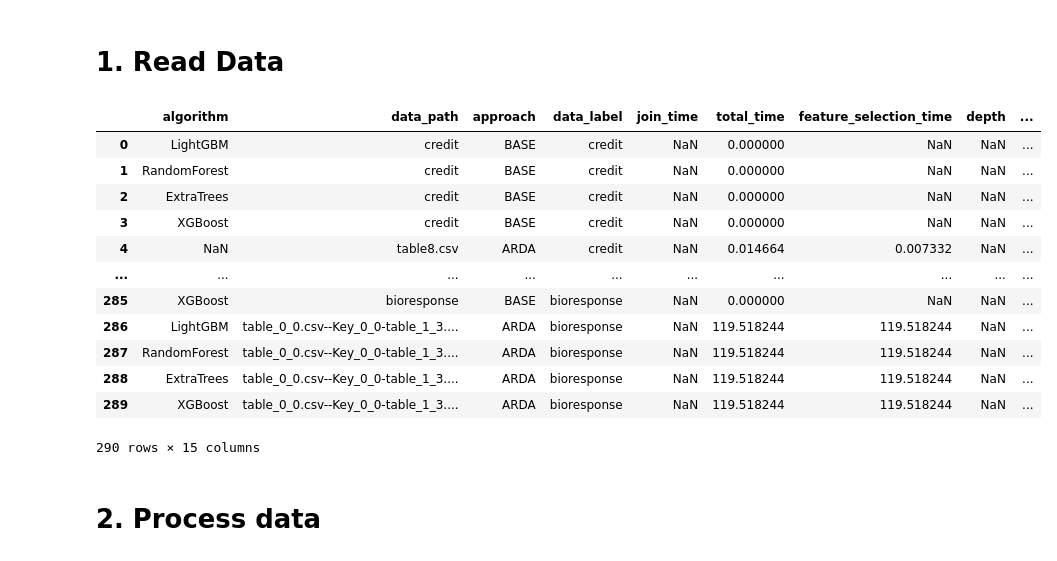
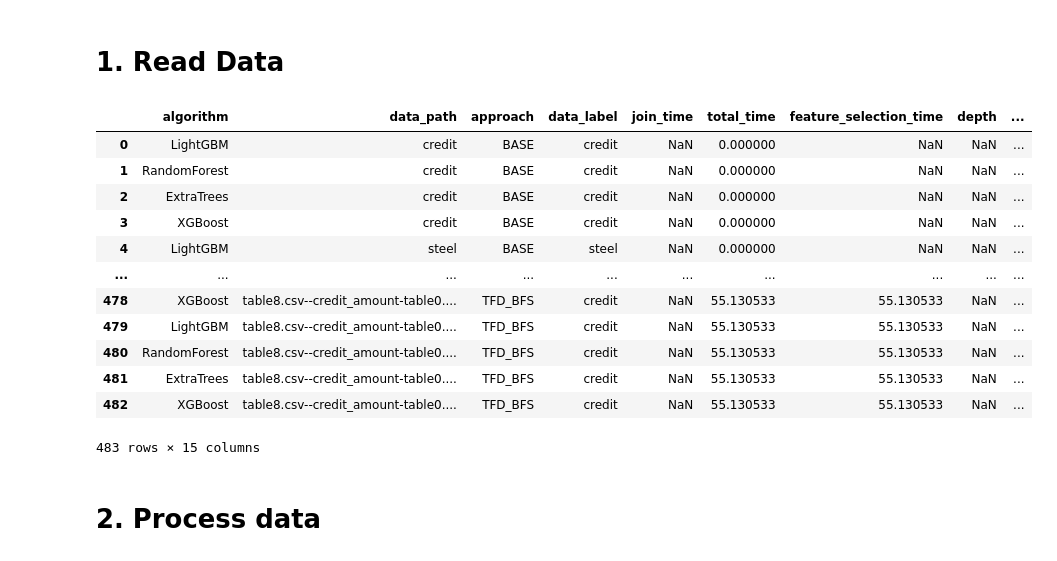
Before and after one commit to delftdata/autofeat, a Jupyter notebook: Visualisations-May.ipynb, the cells around one changed output. Cells and saved outputs as stored; diff of their text form; code cells hidden in the pictures.

```diff
--- a/Visualisations-May.ipynb
+++ b/Visualisations-May.ipynb
@@ -17,29 +17,29 @@ import ast
 # %%
 # read data
 
 folder_name = os.path.abspath(os.path.abspath(''))
 
 dataset_path = "results/"
-result_file = "all_results_autogluon.csv"
+result_file = "final_results.csv"
 
 
 filepath = os.path.join(folder_name, f"{dataset_path}/{result_file}")
-dataframe = pd.read_csv(filepath, header=0, sep=";", engine="python", decimal=",")
+dataframe = pd.read_csv(filepath, header=0)
 dataframe
 # %% [output]
 |  | algorithm | data_path | approach | data_label | join_time | total_time | feature_selection_time | depth | ... |
 | 0 | LightGBM | credit | BASE | credit | NaN | 0.000000 | NaN | NaN | ... |
 | 1 | RandomForest | credit | BASE | credit | NaN | 0.000000 | NaN | NaN | ... |
 | 2 | ExtraTrees | credit | BASE | credit | NaN | 0.000000 | NaN | NaN | ... |
 | 3 | XGBoost | credit | BASE | credit | NaN | 0.000000 | NaN | NaN | ... |
-| 4 | NaN | table8.csv | ARDA | credit | NaN | 0.014664 | 0.007332 | NaN | ... |
+| 4 | LightGBM | steel | BASE | steel | NaN | 0.000000 | NaN | NaN | ... |
 | ... | ... | ... | ... | ... | ... | ... | ... | ... | ... |
-| 285 | XGBoost | bioresponse | BASE | bioresponse | NaN | 0.000000 | NaN | NaN | ... |
-| 286 | LightGBM | table_0_0.csv--Key_0_0-table_1_3.... | ARDA | bioresponse | NaN | 119.518244 | 119.518244 | NaN | ... |
-| 287 | RandomForest | table_0_0.csv--Key_0_0-table_1_3.... | ARDA | bioresponse | NaN | 119.518244 | 119.518244 | NaN | ... |
-| 288 | ExtraTrees | table_0_0.csv--Key_0_0-table_1_3.... | ARDA | bioresponse | NaN | 119.518244 | 119.518244 | NaN | ... |
-| 289 | XGBoost | table_0_0.csv--Key_0_0-table_1_3.... | ARDA | bioresponse | NaN | 119.518244 | 119.518244 | NaN | ... |
+| 478 | XGBoost | table8.csv--credit_amount-table0.... | TFD_BFS | credit | NaN | 55.130533 | 55.130533 | NaN | ... |
+| 479 | LightGBM | table8.csv--credit_amount-table0.... | TFD_BFS | credit | NaN | 55.130533 | 55.130533 | NaN | ... |
+| 480 | RandomForest | table8.csv--credit_amount-table0.... | TFD_BFS | credit | NaN | 55.130533 | 55.130533 | NaN | ... |
+| 481 | ExtraTrees | table8.csv--credit_amount-table0.... | TFD_BFS | credit | NaN | 55.130533 | 55.130533 | NaN | ... |
+| 482 | XGBoost | table8.csv--credit_amount-table0.... | TFD_BFS | credit | NaN | 55.130533 | 55.130533 | NaN | ... |
-290 rows × 15 columns
+483 rows × 15 columns
 # %% [markdown]
 # 2. Process data
 # %% [markdown]
```
Also changed, not shown: parts of 10 cells of this notebook, 1 other file.
